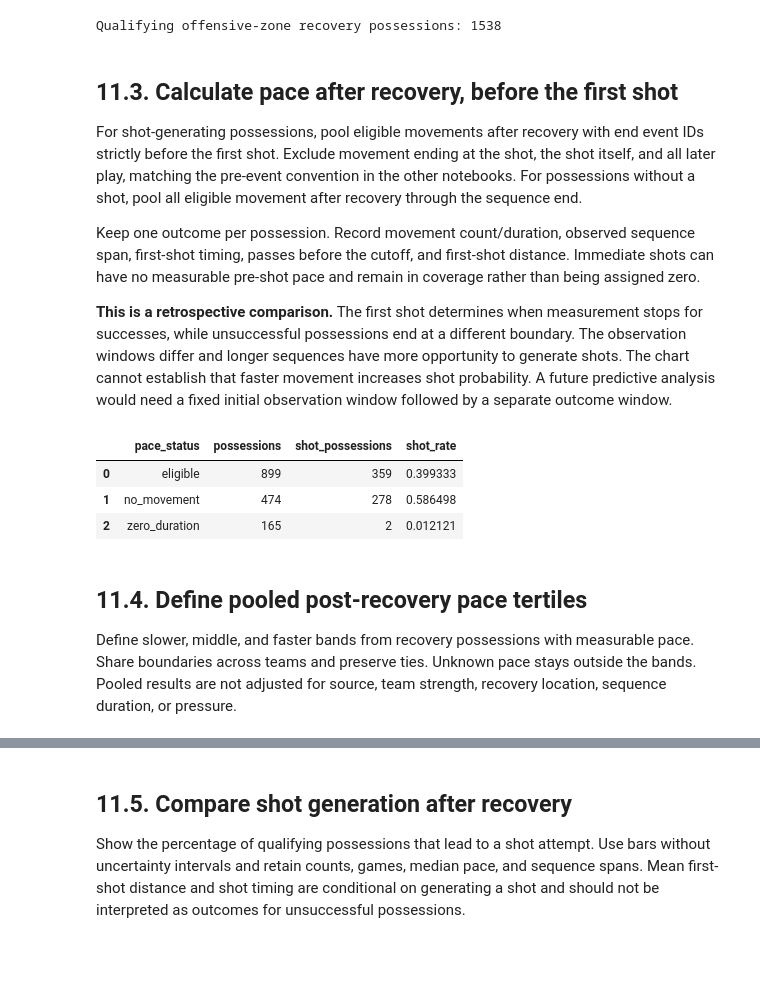
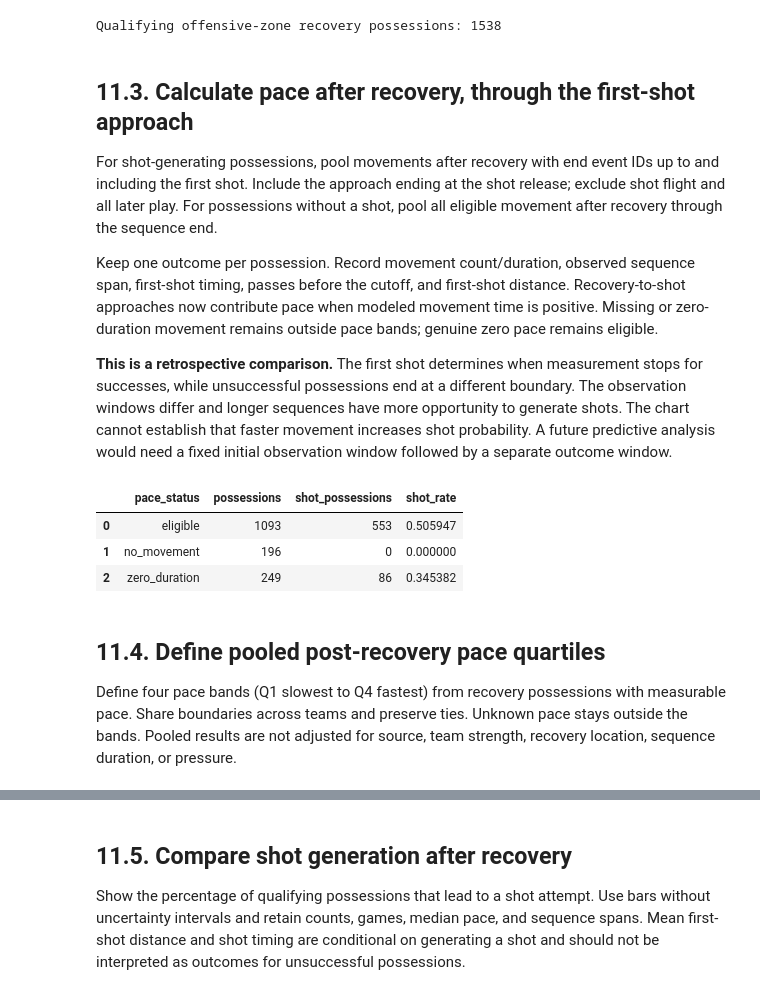
Before and after one commit to Fontaine44/hockey-pace-explorer, a Jupyter notebook: notebooks/archive/11_oz_recovery_pace.ipynb, the cells around one changed output, grey strips where cells are left out. Cells and saved outputs as stored; diff of their text form; code cells hidden in the pictures; blank space fills up the shorter version.

```diff
--- a/notebooks/11_oz_recovery_pace.ipynb
+++ b/notebooks/archive/11_oz_recovery_pace.ipynb
@@ -75,15 +69,15 @@ print("Qualifying offensive-zone recovery possessions:", len(recoveries))
 # %% [output]
 Qualifying offensive-zone recovery possessions: 1538
 # %% [markdown]
-## 11.3. Calculate pace after recovery, before the first shot
+## 11.3. Calculate pace after recovery, through the first-shot approach
 
-For shot-generating possessions, pool eligible movements after recovery with end event IDs strictly before the first shot. Exclude movement ending at the shot, the shot itself, and all later play, matching the pre-event convention in the other notebooks. For possessions without a shot, pool all eligible movement after recovery through the sequence end.
+For shot-generating possessions, pool movements after recovery with end event IDs up to and including the first shot. Include the approach ending at the shot release; exclude shot flight and all later play. For possessions without a shot, pool all eligible movement after recovery through the sequence end.
 
-Keep one outcome per possession. Record movement count/duration, observed sequence span, first-shot timing, passes before the cutoff, and first-shot distance. Immediate shots can have no measurable pre-shot pace and remain in coverage rather than being assigned zero.
+Keep one outcome per possession. Record movement count/duration, observed sequence span, first-shot timing, passes before the cutoff, and first-shot distance. Recovery-to-shot approaches now contribute pace when modeled movement time is positive. Missing or zero-duration movement remains outside pace bands; genuine zero pace remains eligible.
 
 **This is a retrospective comparison.** The first shot determines when measurement stops for successes, while unsuccessful possessions end at a different boundary. The observation windows differ and longer sequences have more opportunity to generate shots. The chart cannot establish that faster movement increases shot probability. A future predictive analysis would need a fixed initial observation window followed by a separate outcome window.
 # %%
-valid_movements = transitions.loc[transitions["exclusion_reason"].isna()]
+valid_movements = transitions
 movement_groups = {
     pid: group[["start_event_id", "end_event_id", "distance_ft", "modeled_elapsed_seconds"]].to_numpy(float)
     for pid, group in valid_movements.groupby("possession_id", sort=False)
@@ -101,42 +95,42 @@ for recovery in recoveries.itertuples(index=False):
     cutoff_id = int(first_shot["event_id"]) if has_shot else int(sequence["event_id"].max()) + 1
     movement = movement_groups.get(recovery.possession_id)
     if movement is not None:
-        movement = movement[(movement[:, 0] >= recovery.event_id) & (movement[:, 1] < cutoff_id)]
+        movement = movement[(movement[:, 0] >= recovery.event_id) & (movement[:, 1] <= cutoff_id)]
     count = 0 if movement is None else len(movement)
     distance = 0.0 if movement is None else float(movement[:, 2].sum())
     duration = 0.0 if movement is None else float(movement[:, 3].sum())
     shot_distance = np.nan
     if has_shot and pd.notna(first_shot["x"]) and pd.notna(first_shot["y"]):
         if 0 <= first_shot["x"] <= 200 and 0 <= first_shot["y"] <= 85:
             shot_distance = float(np.hypot(first_shot["x"] - 189, first_shot["y"] - 42.5))
     recovery_rows.append({
         "event_id": recovery.event_id, "leads_to_shot": has_shot,
         "shot_attempts": len(shots),
         "first_shot_event_id": int(first_shot["event_id"]) if has_shot else None,
         "time_to_first_shot_seconds": float(recovery.modeled_clock_seconds - first_shot["modeled_clock_seconds"]) if has_shot else np.nan,
         "first_shot_distance_ft": shot_distance,
         "sequence_span_seconds": float(recovery.modeled_clock_seconds - sequence["modeled_clock_seconds"].min()),
         "movement_transitions": count, "movement_distance_ft": distance,
         "movement_seconds": duration,
         "post_recovery_pace_ft_s": distance / duration if duration > 0 else np.nan,
         "pace_status": "eligible" if duration > 0 else "no_movement" if count == 0 else "zero_duration",
         "passes_before_cutoff": int((sequence["event"].isin(["Pass", "Incomplete Pass"])
                                     & sequence["event_id"].lt(cutoff_id)).sum()),
     })
 recoveries = recoveries.merge(pd.DataFrame(recovery_rows), on="event_id", validate="one_to_one")
 coverage = recoveries.groupby("pace_status").agg(
     possessions=("possession_id", "size"), shot_possessions=("leads_to_shot", "sum"),
     shot_rate=("leads_to_shot", "mean"),
 ).reset_index()
 display(coverage)
 # %% [output]
 |  | pace_status | possessions | shot_possessions | shot_rate |
-| 0 | eligible | 899 | 359 | 0.399333 |
-| 1 | no_movement | 474 | 278 | 0.586498 |
-| 2 | zero_duration | 165 | 2 | 0.012121 |
+| 0 | eligible | 1093 | 553 | 0.505947 |
+| 1 | no_movement | 196 | 0 | 0.000000 |
+| 2 | zero_duration | 249 | 86 | 0.345382 |
 # %% [markdown]
-## 11.4. Define pooled post-recovery pace tertiles
+## 11.4. Define pooled post-recovery pace quartiles
 
-Define slower, middle, and faster bands from recovery possessions with measurable pace. Share boundaries across teams and preserve ties. Unknown pace stays outside the bands. Pooled results are not adjusted for source, team strength, recovery location, sequence duration, or pressure.
+Define four pace bands (Q1 slowest to Q4 fastest) from recovery possessions with measurable pace. Share boundaries across teams and preserve ties. Unknown pace stays outside the bands. Pooled results are not adjusted for source, team strength, recovery location, sequence duration, or pressure.
 # %%
 analysis_recoveries = recoveries.loc[recoveries["pace_status"].eq("eligible")].copy()
```
Also changed, not shown: parts of 5 cells of this notebook, 30 other files.
